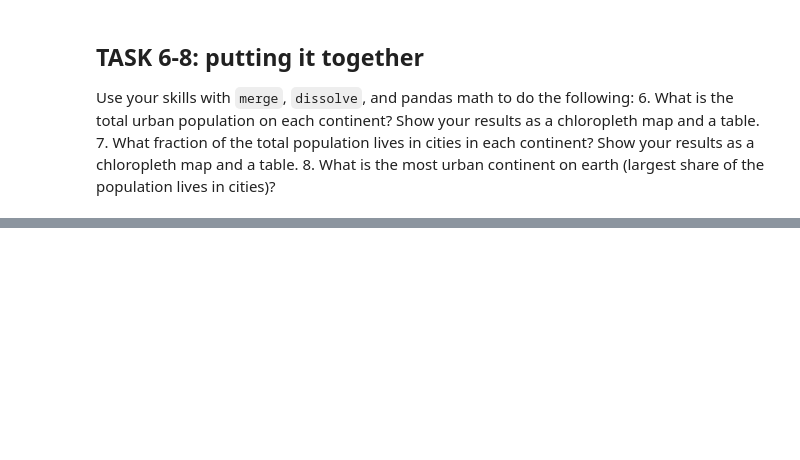
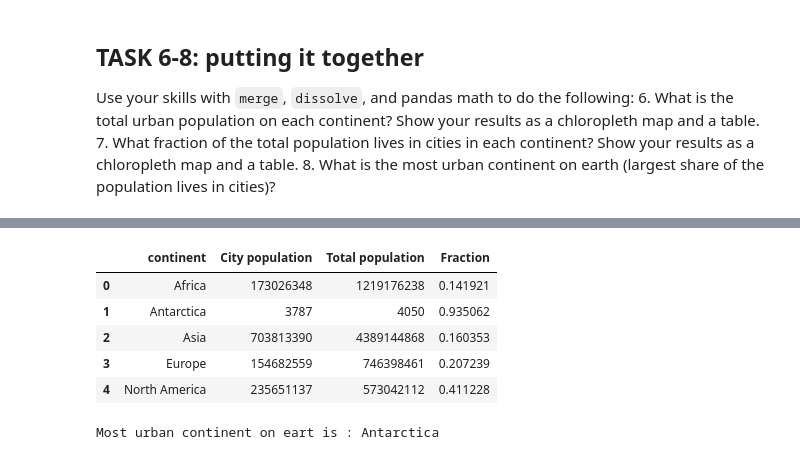
Before and after one commit to sbhsa1990/EnvDatSci22, a Jupyter notebook: CodeSprints/VectorData101.ipynb, the cells around one changed output, grey strips where cells are left out. Saved outputs shown, nothing was run; the diff lists cells and outputs as text; code cells hidden in the pictures; blank space fills up the shorter version.

```diff
--- a/CodeSprints/VectorData101.ipynb
+++ b/CodeSprints/VectorData101.ipynb
@@ -706,0 +711,29 @@ Use your skills with `merge`, `dissolve`, and pandas math to do the following:
+# %%
+ # Task 6 code here:
+
+cities = cities[["sov_a3", "pop_max"]]
+
+# Aggregate based on pop_max
+aggregation_functions = {'pop_max': 'sum'}
+df_new = cities.groupby(cities['sov_a3']).aggregate(aggregation_functions)
+df_new.reset_index(inplace=True)
+
+# Create a dataframe from world with iso_a3
+world = gpd.read_file(gpd.datasets.get_path('naturalearth_lowres'))
+world_1 = world[["iso_a3"]]
+
+# Merge two dataframe as one
+import pandas as pd
+df_merge = pd.merge(df_new, world_1, left_on='sov_a3', right_on='iso_a3')
+df_merge = df_merge.drop(columns=['iso_a3'])
+
+
+# Create a dataframe from world including the continent
+world_2 = world[['iso_a3', 'continent', 'geometry']]
+
+# Merge two dataframe based on continent
+df_merge_2 = pd.merge(df_merge, world_2, left_on='sov_a3', right_on='iso_a3')
+df_merge_2 = df_merge_2.drop(columns=['iso_a3','sov_a3'])
+
+df_merge_2.columns = ['City population',  'continent','geometry']
+df_merge_2.head()
@@ -706,0 +747,26 @@ Use your skills with `merge`, `dissolve`, and pandas math to do the following:
+# %%
+# Task 6 code here:
+world_3 = world[['continent', 'pop_est']]
+aggregation_functions = {'pop_est': 'sum'}
+df_new_3 = world_3.groupby(world_3['continent']).aggregate(aggregation_functions)
+df_new_3.reset_index(inplace=True)
+df_merge_3 = pd.merge(df_new_2, df_new_3, left_on='continent', right_on='continent')
+df_merge_3['fraction'] = df_merge_3['pop_max'] / df_merge_3['pop_est']
+
+df_merge_3.columns = ['continent', 'City population', 'Total population', 'Fraction']
+df_merge_3.head()
+# %% [output]
+|  | continent | City population | Total population | Fraction |
+| 0 | Africa | 173026348 | 1219176238 | 0.141921 |
+| 1 | Antarctica | 3787 | 4050 | 0.935062 |
+| 2 | Asia | 703813390 | 4389144868 | 0.160353 |
+| 3 | Europe | 154682559 | 746398461 | 0.207239 |
+| 4 | North America | 235651137 | 573042112 | 0.411228 |
+# %%
+# Task 8 code here:
+df_merge_3_1 = df_merge_3.sort_values(by='Fraction', ascending=False)
+df_merge_3_1.reset_index(drop=True, inplace=True)
+
+print('Most urban continent on eart is : ' + df_merge_3_1.loc[0, 'continent'])
+# %% [output]
+Most urban continent on eart is : Antarctica
```
Also changed, not shown: parts of 11 cells of this notebook.
